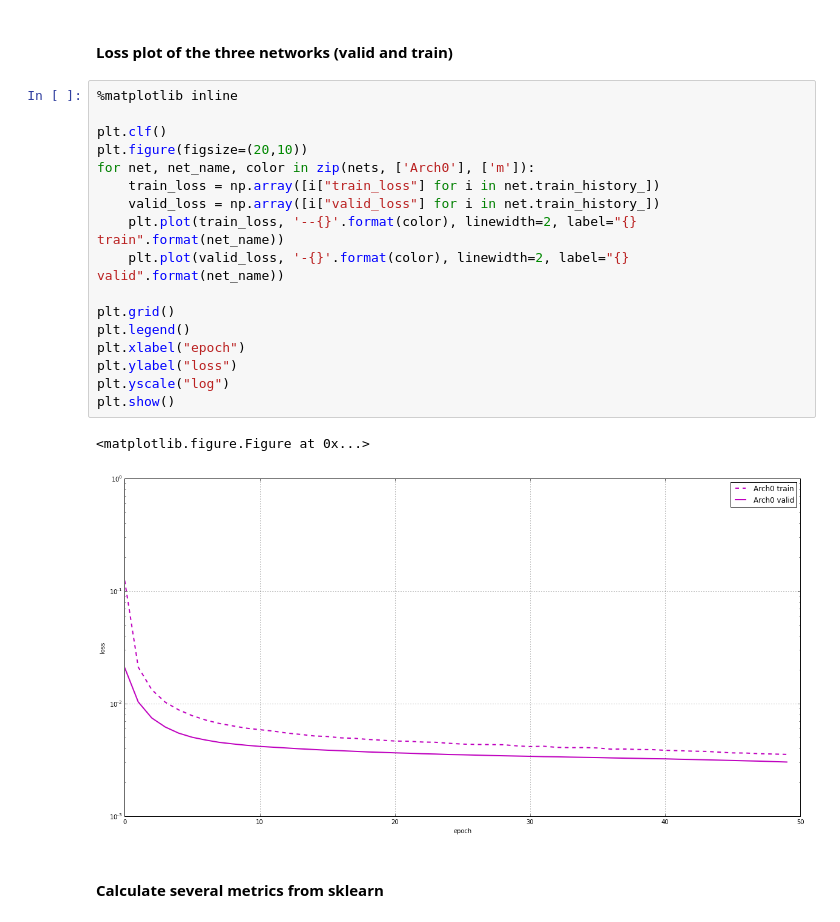
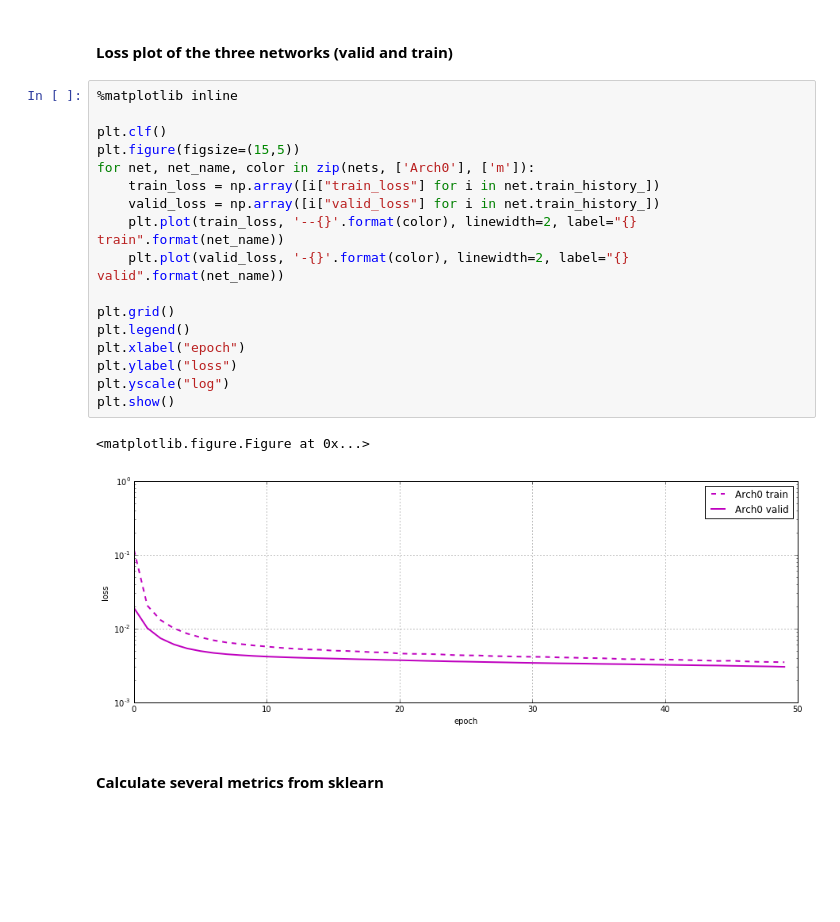
Before and after one commit to celiacintas/agua_tierra_class, a Jupyter notebook: agua_tierra.ipynb, the cells around one changed output. Cells and saved outputs as stored; diff of their text form; blank space fills up the shorter version.

```diff
--- a/agua_tierra.ipynb
+++ b/agua_tierra.ipynb
@@ -199,23 +232,23 @@ layer_info(nets[0])
 # %%
 %matplotlib inline
 
 plt.clf()
-plt.figure(figsize=(20,10))
+plt.figure(figsize=(15,5))
 for net, net_name, color in zip(nets, ['Arch0'], ['m']):
     train_loss = np.array([i["train_loss"] for i in net.train_history_])
     valid_loss = np.array([i["valid_loss"] for i in net.train_history_])
     plt.plot(train_loss, '--{}'.format(color), linewidth=2, label="{} train".format(net_name))
     plt.plot(valid_loss, '-{}'.format(color), linewidth=2, label="{} valid".format(net_name))
 
 plt.grid()
 plt.legend()
 plt.xlabel("epoch")
 plt.ylabel("loss")
 plt.yscale("log")
 plt.show()
 # %% [output]
 <matplotlib.figure.Figure at 0x...>
-[figure, old version]
+[figure, new version]
 # %% [markdown]
 #### Calculate several metrics from sklearn
 # %%
```
Also changed, not shown: parts of 11 cells of this notebook.
